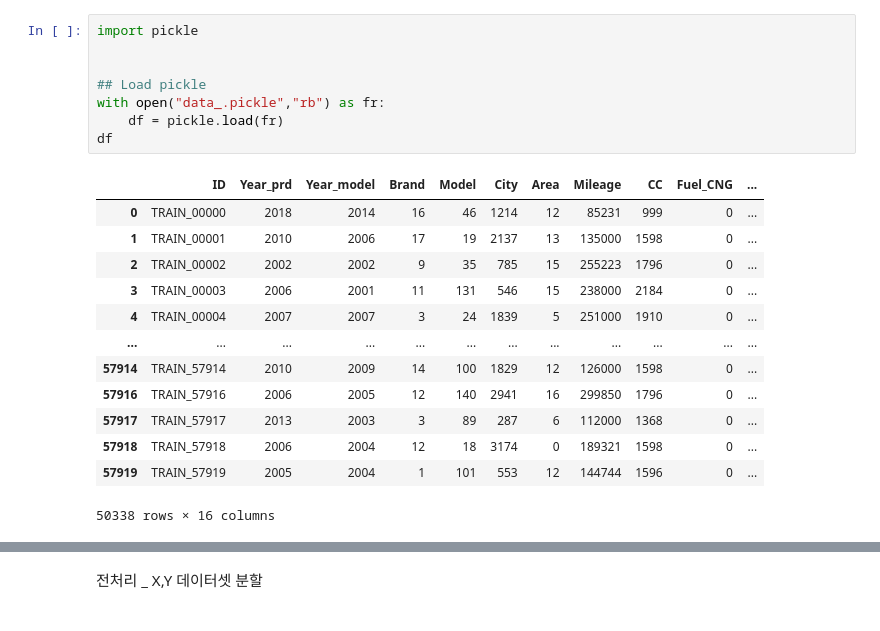
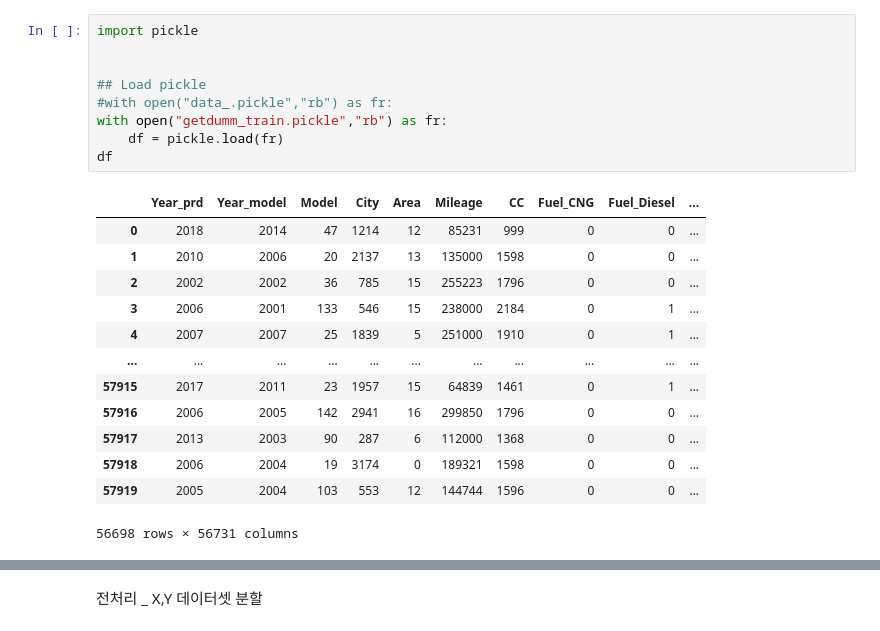
Before and after one commit to woojooc/ML_Car, a Jupyter notebook: wj/ml_dacon_lasso.ipynb, the cells around one changed output, grey strips where cells are left out. Saved outputs shown, nothing was run; the diff lists cells and outputs as text.

```diff
--- a/wj/ml_dacon_lasso.ipynb
+++ b/wj/ml_dacon_lasso.ipynb
@@ -1,25 +1,26 @@
 # %%
 import pickle
 
 
 ## Load pickle
-with open("data_.pickle","rb") as fr:
+#with open("data_.pickle","rb") as fr:
+with open("getdumm_train.pickle","rb") as fr:
     df = pickle.load(fr)
 df
 # %% [output]
-|  | ID | Year_prd | Year_model | Brand | Model | City | Area | Mileage | CC | Fuel_CNG | ... |
-| 0 | TRAIN_00000 | 2018 | 2014 | 16 | 46 | 1214 | 12 | 85231 | 999 | 0 | ... |
-| 1 | TRAIN_00001 | 2010 | 2006 | 17 | 19 | 2137 | 13 | 135000 | 1598 | 0 | ... |
-| 2 | TRAIN_00002 | 2002 | 2002 | 9 | 35 | 785 | 15 | 255223 | 1796 | 0 | ... |
-| 3 | TRAIN_00003 | 2006 | 2001 | 11 | 131 | 546 | 15 | 238000 | 2184 | 0 | ... |
-| 4 | TRAIN_00004 | 2007 | 2007 | 3 | 24 | 1839 | 5 | 251000 | 1910 | 0 | ... |
-| ... | ... | ... | ... | ... | ... | ... | ... | ... | ... | ... | ... |
-| 57914 | TRAIN_57914 | 2010 | 2009 | 14 | 100 | 1829 | 12 | 126000 | 1598 | 0 | ... |
-| 57916 | TRAIN_57916 | 2006 | 2005 | 12 | 140 | 2941 | 16 | 299850 | 1796 | 0 | ... |
-| 57917 | TRAIN_57917 | 2013 | 2003 | 3 | 89 | 287 | 6 | 112000 | 1368 | 0 | ... |
-| 57918 | TRAIN_57918 | 2006 | 2004 | 12 | 18 | 3174 | 0 | 189321 | 1598 | 0 | ... |
-| 57919 | TRAIN_57919 | 2005 | 2004 | 1 | 101 | 553 | 12 | 144744 | 1596 | 0 | ... |
+|  | Year_prd | Year_model | Model | City | Area | Mileage | CC | Fuel_CNG | Fuel_Diesel | ... |
+| 0 | 2018 | 2014 | 47 | 1214 | 12 | 85231 | 999 | 0 | 0 | ... |
+| 1 | 2010 | 2006 | 20 | 2137 | 13 | 135000 | 1598 | 0 | 0 | ... |
+| 2 | 2002 | 2002 | 36 | 785 | 15 | 255223 | 1796 | 0 | 0 | ... |
+| 3 | 2006 | 2001 | 133 | 546 | 15 | 238000 | 2184 | 0 | 1 | ... |
+| 4 | 2007 | 2007 | 25 | 1839 | 5 | 251000 | 1910 | 0 | 1 | ... |
+| ... | ... | ... | ... | ... | ... | ... | ... | ... | ... | ... |
+| 57915 | 2017 | 2011 | 23 | 1957 | 15 | 64839 | 1461 | 0 | 1 | ... |
+| 57916 | 2006 | 2005 | 142 | 2941 | 16 | 299850 | 1796 | 0 | 0 | ... |
+| 57917 | 2013 | 2003 | 90 | 287 | 6 | 112000 | 1368 | 0 | 0 | ... |
+| 57918 | 2006 | 2004 | 19 | 3174 | 0 | 189321 | 1598 | 0 | 0 | ... |
+| 57919 | 2005 | 2004 | 103 | 553 | 12 | 144744 | 1596 | 0 | 0 | ... |
-50338 rows × 16 columns
+56698 rows × 56731 columns
 # %%
 df.drop(['year_model','ID'],axis=1)
 # %% [output]
```
Also changed, not shown: parts of 16 cells of this notebook, 3 other files.
